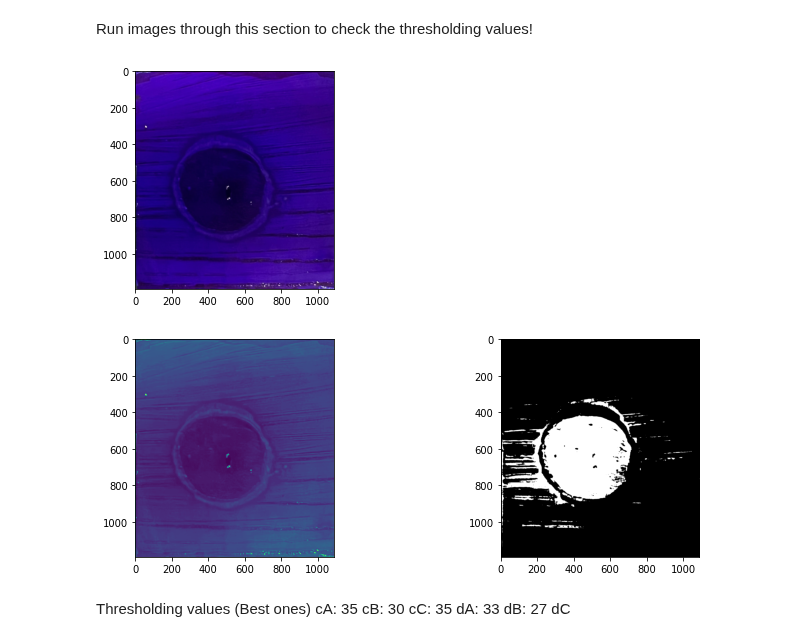
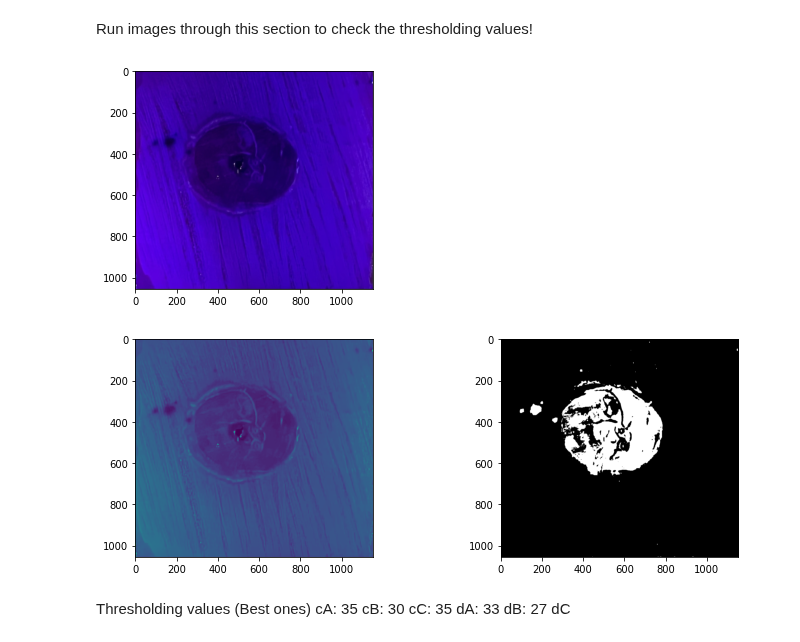
Before and after one commit to lmkelly16/BYU-REU-2022, a Jupyter notebook: all_the_loops.ipynb, the cells around one changed output. Cells and saved outputs as stored; diff of their text form; code cells hidden in the pictures.

```diff
--- a/all_the_loops.ipynb
+++ b/all_the_loops.ipynb
@@ -277,19 +277,19 @@ plt.legend(["Control B", "Drug B"]);
 Run images through this section to check the thresholding values!
 # %%
 # Load the phase contrast image.
-im = skimage.io.imread(img_list_cC[5])
+im = skimage.io.imread(img_list_dC[6])
 
 # see how good the contrast is
 cim = im[:,:,0]
 
 # look at it
 plt.imshow(im);
 # %% [output]
-[figure, old version]
+[figure, new version]
 # %%
 ''' Thresholding '''
 # Threshold value, as obtained by eye
-im_thresh = 25
+im_thresh = 36
 
 # Generate thresholded image
 im_bw = cim < im_thresh
@@ -299,7 +299,7 @@ fig, ax = plt.subplots(1, 2, figsize=(12,4))
 ax[0].imshow(cim)
 ax[1].imshow(im_bw, cmap=plt.cm.gray);
 # %% [output]
-[figure, old version]
+[figure, new version]
 # %% [markdown]
 Thresholding values (Best ones)
 cA: 35
```
